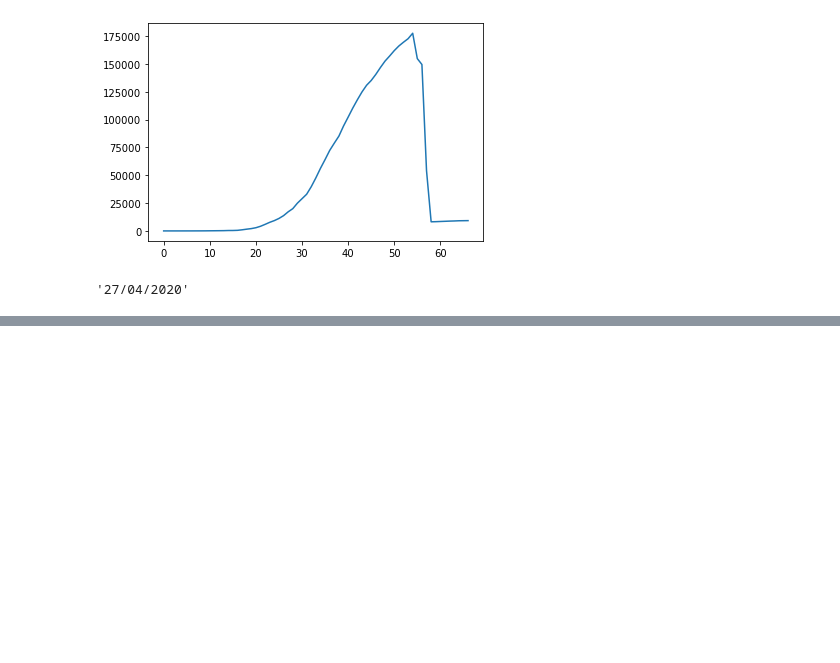
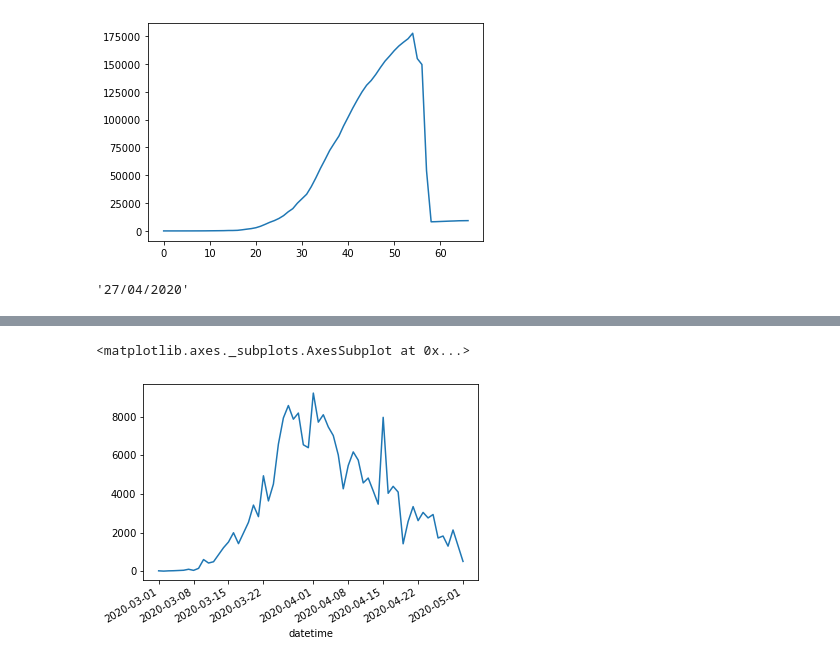
Before and after one commit to VicentePerezSoloviev/covid, a Jupyter notebook: pruebas.ipynb, the cells around one changed output, grey strips where cells are left out. Cells and saved outputs as stored; diff of their text form; code cells hidden in the pictures; blank space fills up the shorter version.

```diff
--- a/pruebas.ipynb
+++ b/pruebas.ipynb
@@ -88,0 +196,8 @@ yest.strftime("%d/%m/%Y")
+# %%
+for i in ['cases', 'deaths']:
+    dt[i] = dt[i].abs()
+# %%
+dt['cases'].plot()
+# %% [output]
+<matplotlib.axes._subplots.AxesSubplot at 0x...>
+[figure, added]
```
Also changed, not shown: parts of 6 cells of this notebook, 14 other files.
